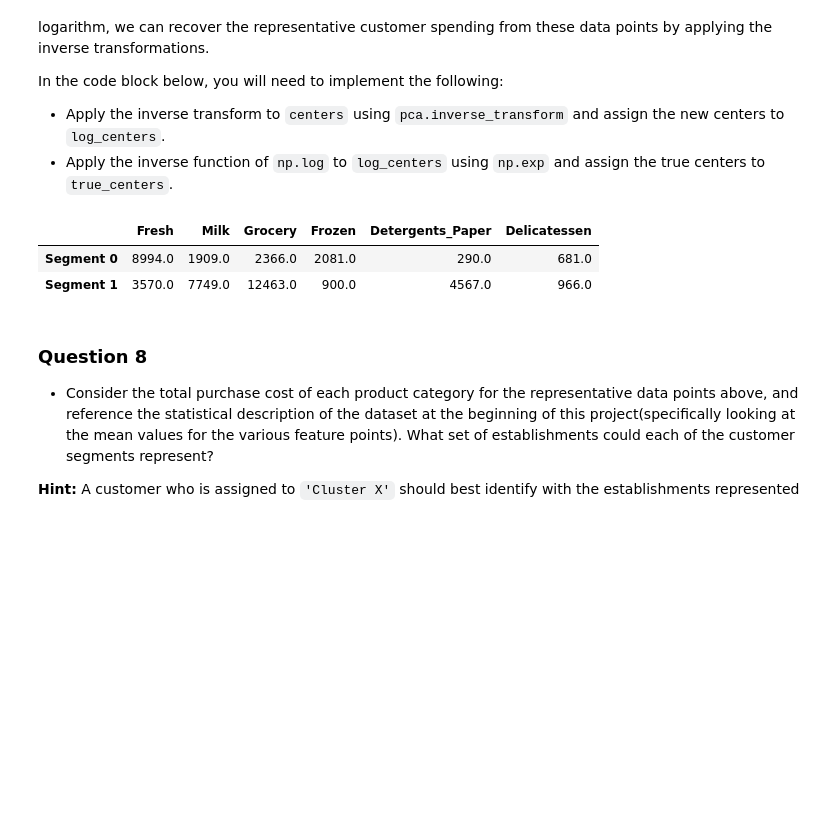
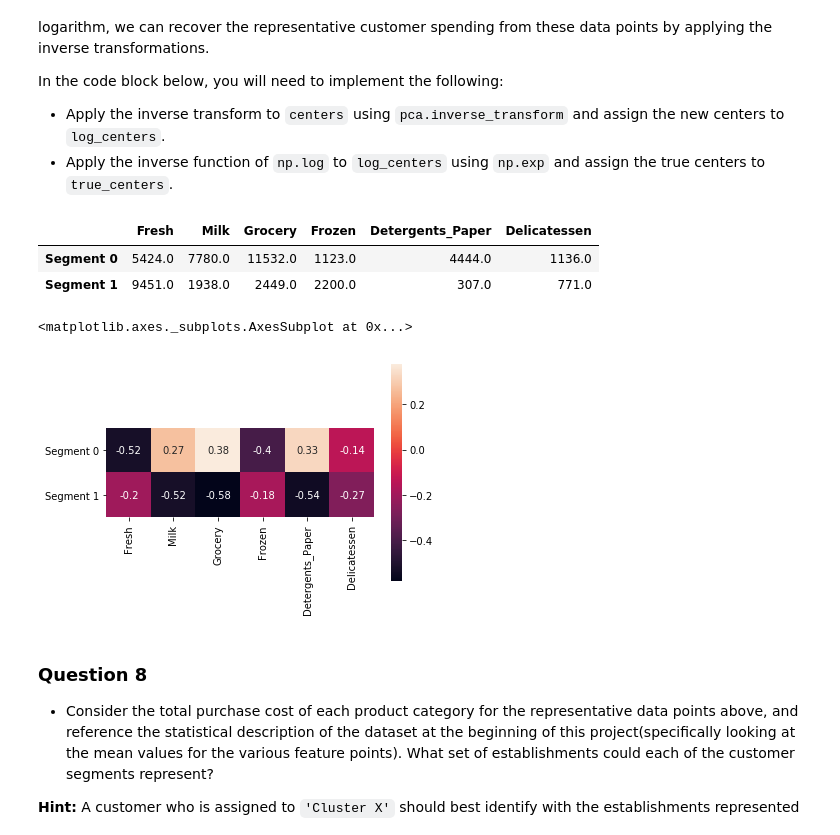
Before and after one commit to jetjodh/customer_segments, a Jupyter notebook: customer_segments.ipynb, the cells around one changed output. Saved outputs shown, nothing was run; the diff lists cells and outputs as text; code cells hidden in the pictures; blank space fills up the shorter version.

```diff
--- a/customer_segments.ipynb
+++ b/customer_segments.ipynb
@@ -114,19 +119,19 @@ In the code block below, you will need to implement the following:
 # TODO: Make a copy of the DataFrame, using the 'drop' function to drop the given feature
 new_data =data.drop(['Milk'], axis = 1, inplace = False)
 display(new_data.head(10))
+from sklearn.tree import DecisionTreeRegressor
+regressor =DecisionTreeRegressor(random_state=5)
+
 # TODO: Split the data into training and testing sets(0.25) using the given feature as the target
 # Set a random state.
 from sklearn.cross_validation import train_test_split
-X_train, X_test, y_train, y_test = train_test_split(new_data,data['Milk'],test_size=0.25,random_state=39)
-
-# TODO: Create a decision tree regressor and fit it to the training set
-from sklearn.tree import DecisionTreeRegressor
-regressor =DecisionTreeRegressor(random_state=5)
-regressor.fit(X_train,y_train)
-
-# TODO: Report the score of the prediction using the testing set
-score = regressor.score(X_test,y_test)
-print score
+mi=[]
+for i in range(100):
+    X_train, X_test, y_train, y_test = train_test_split(new_data,data['Milk'],test_size=0.25,random_state=i)
+    regressor.fit(X_train,y_train)
+    score = regressor.score(X_test,y_test)
+    mi.append(score)
+np.mean(mi)
 # %% [output]
 |  | Fresh | Grocery | Frozen | Detergents_Paper | Delicatessen |
 | 0 | 12669 | 7561 | 214 | 2674 | 1338 |
@@ -232,6 +237,7 @@ In the code block below, you will need to implement the following:
 Once you have performed this implementation, the dataset will be stored in the variable `good_data`.
 # %%
 # For each feature find the data points with extreme high or low values
+outliers=[]
 for feature in log_data.keys():
 
     # TODO: Calculate Q1 (25th percentile of the data) for the given feature
@@ -245,11 +251,11 @@ for feature in log_data.keys():
     print step
     # Display the outliers
     print "Data points considered outliers for the feature '{}':".format(feature)
-    display(log_data[~((log_data[feature] >= Q1 - step) & (log_data[feature] <= Q3 + step))])
-
+    outlier=log_data[~((log_data[feature] >= Q1 - step) & (log_data[feature] <= Q3 + step))]
+    display(outlier)
 # OPTIONAL: Select the indices for data points you wish to remove
-outliers  = []
-
+    outliers += outlier.index.tolist()
+print 'Number of outliers:{}'.format(len(outliers))
 # Remove the outliers, if any were specified
 good_data = log_data.drop(log_data.index[outliers]).reset_index(drop = True)
 # %% [output]
@@ -518,19 +528,23 @@ In the code block below, you will need to implement the following:
 # %%
 # TODO: Inverse transform the centers
 log_centers = pca.inverse_transform(centers)
 
 # TODO: Exponentiate the centers
 true_centers = np.exp(log_centers)
 
 # Display the true centers
 segments = ['Segment {}'.format(i) for i in range(0,len(centers))]
 true_centers = pd.DataFrame(np.round(true_centers), columns = data.keys())
 true_centers.index = segments
 display(true_centers)
+sns.heatmap((true_centers-data.mean())/data.std(ddof=0),
+            square=True, annot=True)
 # %% [output]
 |  | Fresh | Milk | Grocery | Frozen | Detergents_Paper | Delicatessen |
-| Segment 0 | 8994.0 | 1909.0 | 2366.0 | 2081.0 | 290.0 | 681.0 |
-| Segment 1 | 3570.0 | 7749.0 | 12463.0 | 900.0 | 4567.0 | 966.0 |
+| Segment 0 | 5424.0 | 7780.0 | 11532.0 | 1123.0 | 4444.0 | 1136.0 |
+| Segment 1 | 9451.0 | 1938.0 | 2449.0 | 2200.0 | 307.0 | 771.0 |
+<matplotlib.axes._subplots.AxesSubplot at 0x...>
+[figure, added]
 # %% [markdown]
 ### Question 8
 
```
Also changed, not shown: parts of 22 cells of this notebook, 1 other file.
